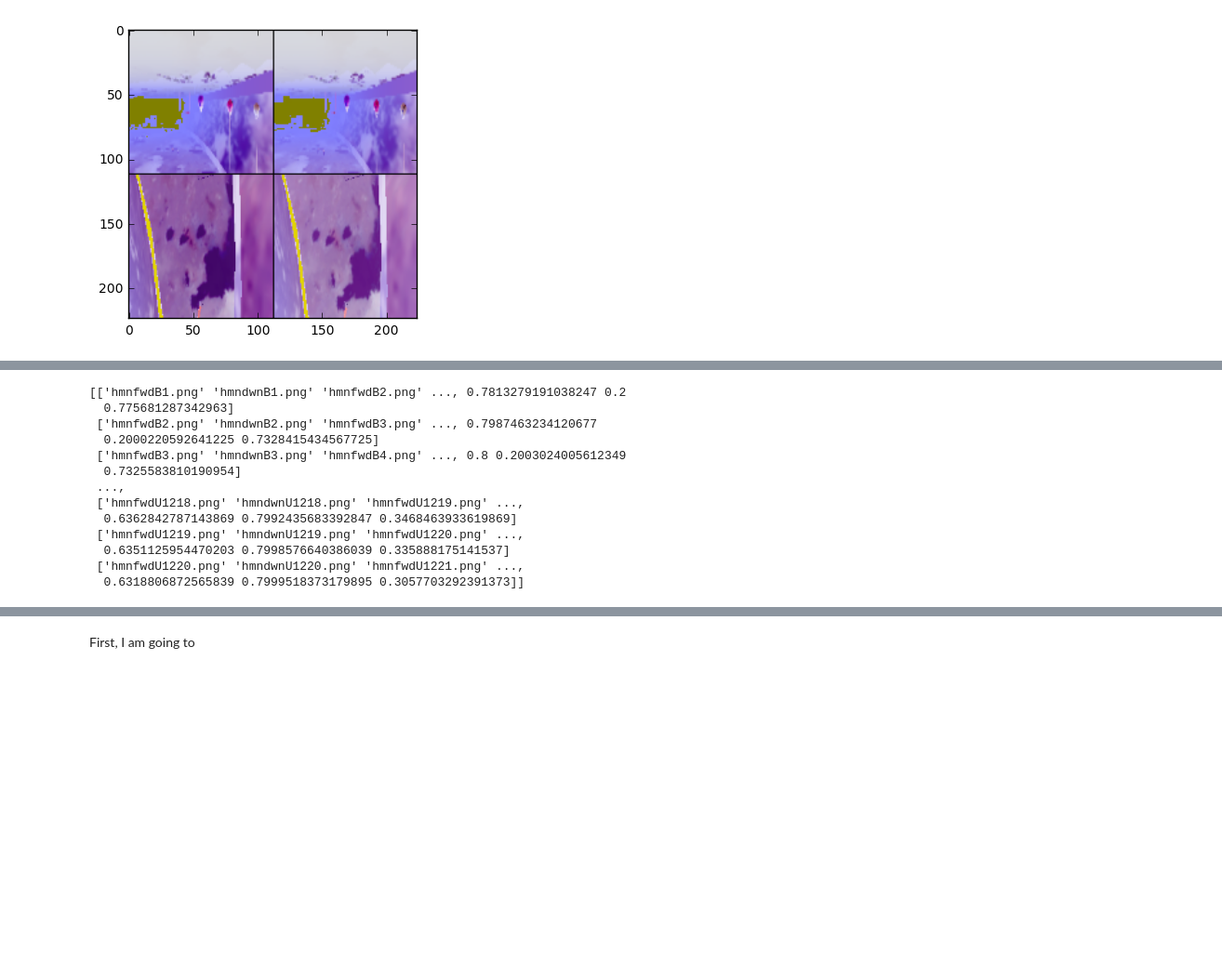
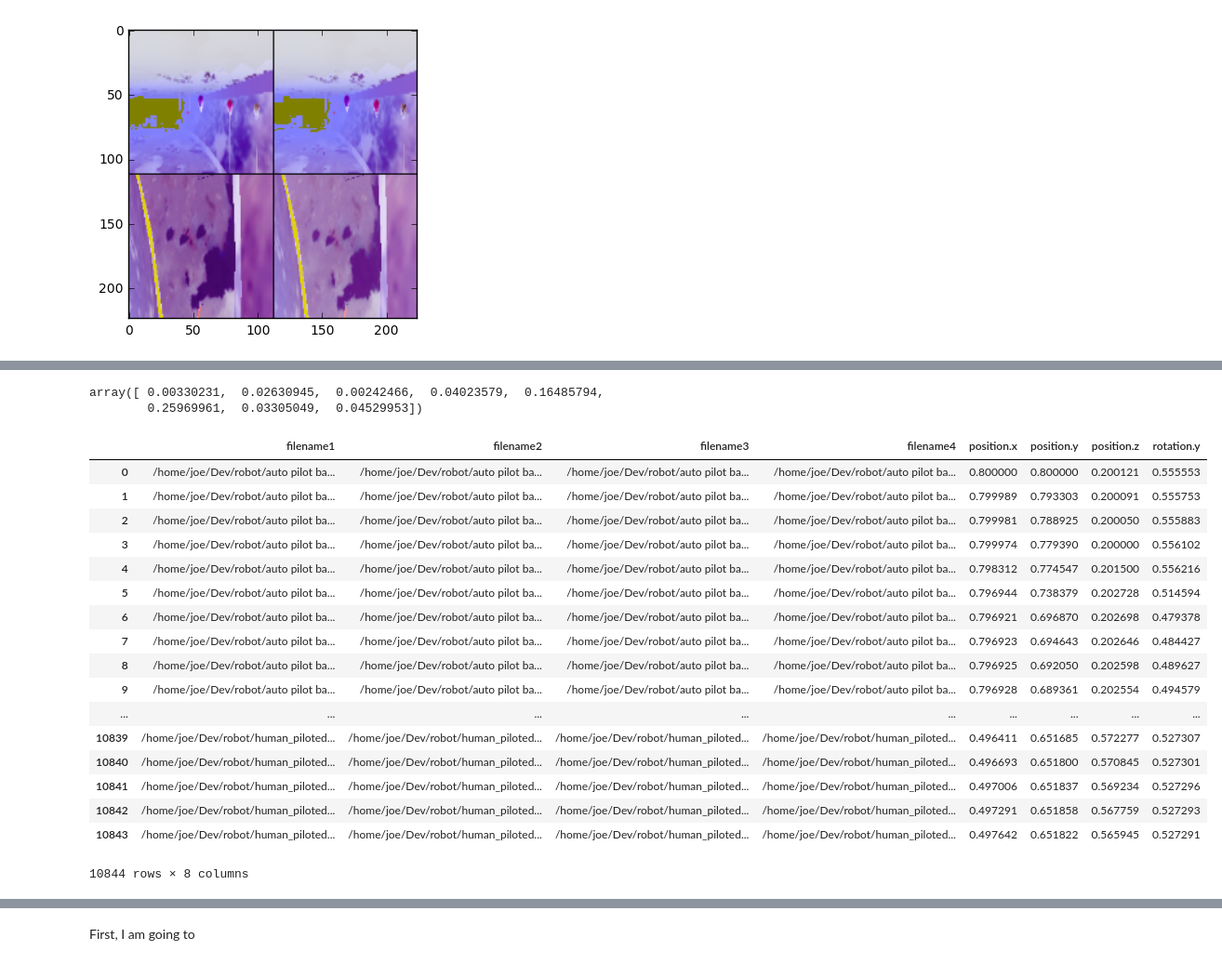
Before and after one commit to ENVI-UUV/RobosubTeam, a Jupyter notebook: Positional_models/robot piloted localization.ipynb, the cells around one changed output, grey strips where cells are left out. Shown at 93% size. Saved outputs shown, nothing was run; the diff lists cells and outputs as text; code cells hidden in the pictures; blank space fills up the shorter version.

```diff
--- a/Positional_models/robot piloted localization.ipynb
+++ b/Positional_models/robot piloted localization.ipynb
@@ -69,7 +85,7 @@ plt.imshow(img)
 <matplotlib.image.AxesImage at 0x...>
 [figure]
 # %%
-def get_x_data(images_df, positions_df, num_rows):
+def get_x_data(images_df, positions_df, num_rows, directory):
     #images4 = pd.DataFrame(columns=['filename1','filename2','filename3','filename4'])
     x_data = []
     #x = positions_df.values
@@ -78,8 +94,8 @@ def get_x_data(images_df, positions_df, num_rows):
     scaled = scaled + .2
     #x_pos_df = pd.DataFrame(scaled)
     for i in range(0, num_rows-1):
-        dict_images = {'filename1': images_df[i][0], 'filename2': images_df[i][1],
-                       'filename3': images_df[i+1][0], 'filename4': images_df[i+1][1],
+        dict_images = {'filename1': directory + '/' + images_df[i][0], 'filename2': directory + '/' + images_df[i][1],
+                       'filename3': directory + '/' + images_df[i+1][0], 'filename4': directory + '/' + images_df[i+1][1],
                        'position.x': scaled[i][0],
                        'position.y': scaled[i][1],
                        'position.z': scaled[i][2],
@@ -150,30 +155,48 @@ get_y_data(positions_df, num_rows)
 # %%
 def get_class_weights():
-    data = get_y_data(positions_df, num_rows)
+    data = get_y_data_frame(df5)
     max_val = data.max(axis=0)
     min_val = data.min(axis=0)
     delta = max_val - min_val
     class_weights = (1.0 / delta.values)/ 8
     return class_weights
-#get_class_weights()
+get_class_weights()
+# %% [output]
+array([ 0.00330231,  0.02630945,  0.00242466,  0.04023579,  0.16485794,
+        0.25969961,  0.03305049,  0.04529953])
-# %%
-X = get_x_data(images_df, positions_df, num_rows).values
-y = get_y_data(positions_df, num_rows).values
-print(X)
-# %% [output]
-[['hmnfwdB1.png' 'hmndwnB1.png' 'hmnfwdB2.png' ..., 0.7813279191038247 0.2
-  0.775681287342963]
- ['hmnfwdB2.png' 'hmndwnB2.png' 'hmnfwdB3.png' ..., 0.7987463234120677
-  0.2000220592641225 0.7328415434567725]
- ['hmnfwdB3.png' 'hmndwnB3.png' 'hmnfwdB4.png' ..., 0.8 0.2003024005612349
-  0.7325583810190954]
- ...,
- ['hmnfwdU1218.png' 'hmndwnU1218.png' 'hmnfwdU1219.png' ...,
-  0.6362842787143869 0.7992435683392847 0.3468463933619869]
- ['hmnfwdU1219.png' 'hmndwnU1219.png' 'hmnfwdU1220.png' ...,
-  0.6351125954470203 0.7998576640386039 0.335888175141537]
- ['hmnfwdU1220.png' 'hmndwnU1220.png' 'hmnfwdU1221.png' ...,
-  0.6318806872565839 0.7999518373179895 0.3057703292391373]]
+# %%
+#X = get_x_data(images_df, positions_df, num_rows).values
+X = get_x_data_frame(df1, DIRECTORY_1)
+X = X.append(get_x_data_frame(df2, DIRECTORY_2), ignore_index=True)
+X = X.append(get_x_data_frame(df3, DIRECTORY_3), ignore_index=True)
+#X = X.append(get_x_data_frame(df4, DIRECTORY_4), ignore_index=True)
+X = X.append(get_x_data_frame(df5, DIRECTORY_5), ignore_index=True)
+y = get_y_data_frame(df1)
+y = y.append(get_y_data_frame(df2), ignore_index=True)
+y = y.append(get_y_data_frame(df3), ignore_index=True)
+#y = y.append(get_y_data_frame(df4), ignore_index=True)
+y = y.append(get_y_data_frame(df5), ignore_index=True)
+#y = get_y_data(positions_df, num_rows).values
+X
+# %% [output]
+|  | filename1 | filename2 | filename3 | filename4 | position.x | position.y | position.z | rotation.y |
+| 0 | /home/joe/Dev/robot/auto pilot ba... | /home/joe/Dev/robot/auto pilot ba... | /home/joe/Dev/robot/auto pilot ba... | /home/joe/Dev/robot/auto pilot ba... | 0.800000 | 0.800000 | 0.200121 | 0.555553 |
+| 1 | /home/joe/Dev/robot/auto pilot ba... | /home/joe/Dev/robot/auto pilot ba... | /home/joe/Dev/robot/auto pilot ba... | /home/joe/Dev/robot/auto pilot ba... | 0.799989 | 0.793303 | 0.200091 | 0.555753 |
+| 2 | /home/joe/Dev/robot/auto pilot ba... | /home/joe/Dev/robot/auto pilot ba... | /home/joe/Dev/robot/auto pilot ba... | /home/joe/Dev/robot/auto pilot ba... | 0.799981 | 0.788925 | 0.200050 | 0.555883 |
+| 3 | /home/joe/Dev/robot/auto pilot ba... | /home/joe/Dev/robot/auto pilot ba... | /home/joe/Dev/robot/auto pilot ba... | /home/joe/Dev/robot/auto pilot ba... | 0.799974 | 0.779390 | 0.200000 | 0.556102 |
+| 4 | /home/joe/Dev/robot/auto pilot ba... | /home/joe/Dev/robot/auto pilot ba... | /home/joe/Dev/robot/auto pilot ba... | /home/joe/Dev/robot/auto pilot ba... | 0.798312 | 0.774547 | 0.201500 | 0.556216 |
+| 5 | /home/joe/Dev/robot/auto pilot ba... | /home/joe/Dev/robot/auto pilot ba... | /home/joe/Dev/robot/auto pilot ba... | /home/joe/Dev/robot/auto pilot ba... | 0.796944 | 0.738379 | 0.202728 | 0.514594 |
+| 6 | /home/joe/Dev/robot/auto pilot ba... | /home/joe/Dev/robot/auto pilot ba... | /home/joe/Dev/robot/auto pilot ba... | /home/joe/Dev/robot/auto pilot ba... | 0.796921 | 0.696870 | 0.202698 | 0.479378 |
+| 7 | /home/joe/Dev/robot/auto pilot ba... | /home/joe/Dev/robot/auto pilot ba... | /home/joe/Dev/robot/auto pilot ba... | /home/joe/Dev/robot/auto pilot ba... | 0.796923 | 0.694643 | 0.202646 | 0.484427 |
+| 8 | /home/joe/Dev/robot/auto pilot ba... | /home/joe/Dev/robot/auto pilot ba... | /home/joe/Dev/robot/auto pilot ba... | /home/joe/Dev/robot/auto pilot ba... | 0.796925 | 0.692050 | 0.202598 | 0.489627 |
+| 9 | /home/joe/Dev/robot/auto pilot ba... | /home/joe/Dev/robot/auto pilot ba... | /home/joe/Dev/robot/auto pilot ba... | /home/joe/Dev/robot/auto pilot ba... | 0.796928 | 0.689361 | 0.202554 | 0.494579 |
+| ... | ... | ... | ... | ... | ... | ... | ... | ... |
+| 10839 | /home/joe/Dev/robot/human_piloted... | /home/joe/Dev/robot/human_piloted... | /home/joe/Dev/robot/human_piloted... | /home/joe/Dev/robot/human_piloted... | 0.496411 | 0.651685 | 0.572277 | 0.527307 |
+| 10840 | /home/joe/Dev/robot/human_piloted... | /home/joe/Dev/robot/human_piloted... | /home/joe/Dev/robot/human_piloted... | /home/joe/Dev/robot/human_piloted... | 0.496693 | 0.651800 | 0.570845 | 0.527301 |
+| 10841 | /home/joe/Dev/robot/human_piloted... | /home/joe/Dev/robot/human_piloted... | /home/joe/Dev/robot/human_piloted... | /home/joe/Dev/robot/human_piloted... | 0.497006 | 0.651837 | 0.569234 | 0.527296 |
+| 10842 | /home/joe/Dev/robot/human_piloted... | /home/joe/Dev/robot/human_piloted... | /home/joe/Dev/robot/human_piloted... | /home/joe/Dev/robot/human_piloted... | 0.497291 | 0.651858 | 0.567759 | 0.527293 |
+| 10843 | /home/joe/Dev/robot/human_piloted... | /home/joe/Dev/robot/human_piloted... | /home/joe/Dev/robot/human_piloted... | /home/joe/Dev/robot/human_piloted... | 0.497642 | 0.651822 | 0.565945 | 0.527291 |
+10844 rows × 8 columns
 # %%
 n_features = 1
 n_classes = y.shape[1]
```
Also changed, not shown: parts of 12 cells of this notebook.
